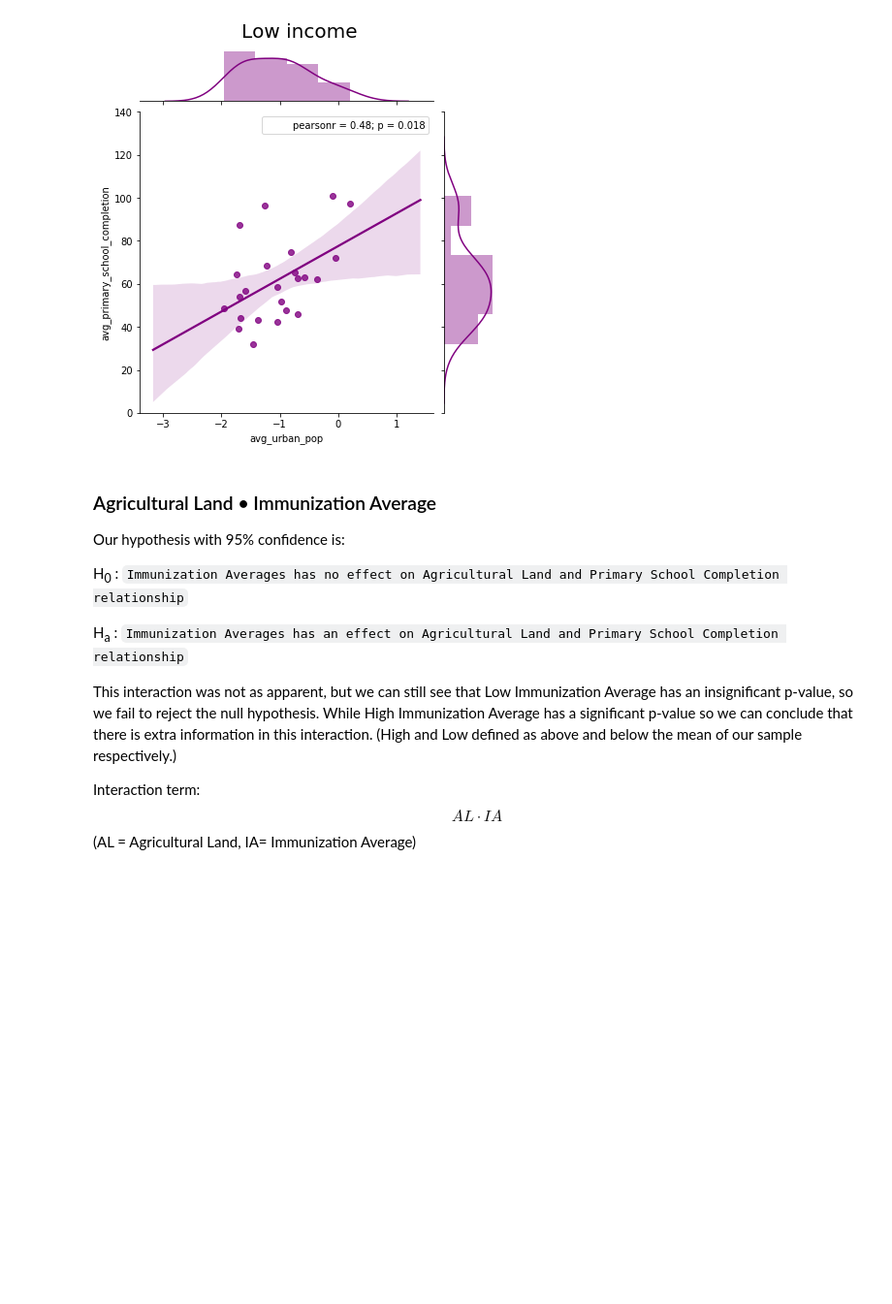
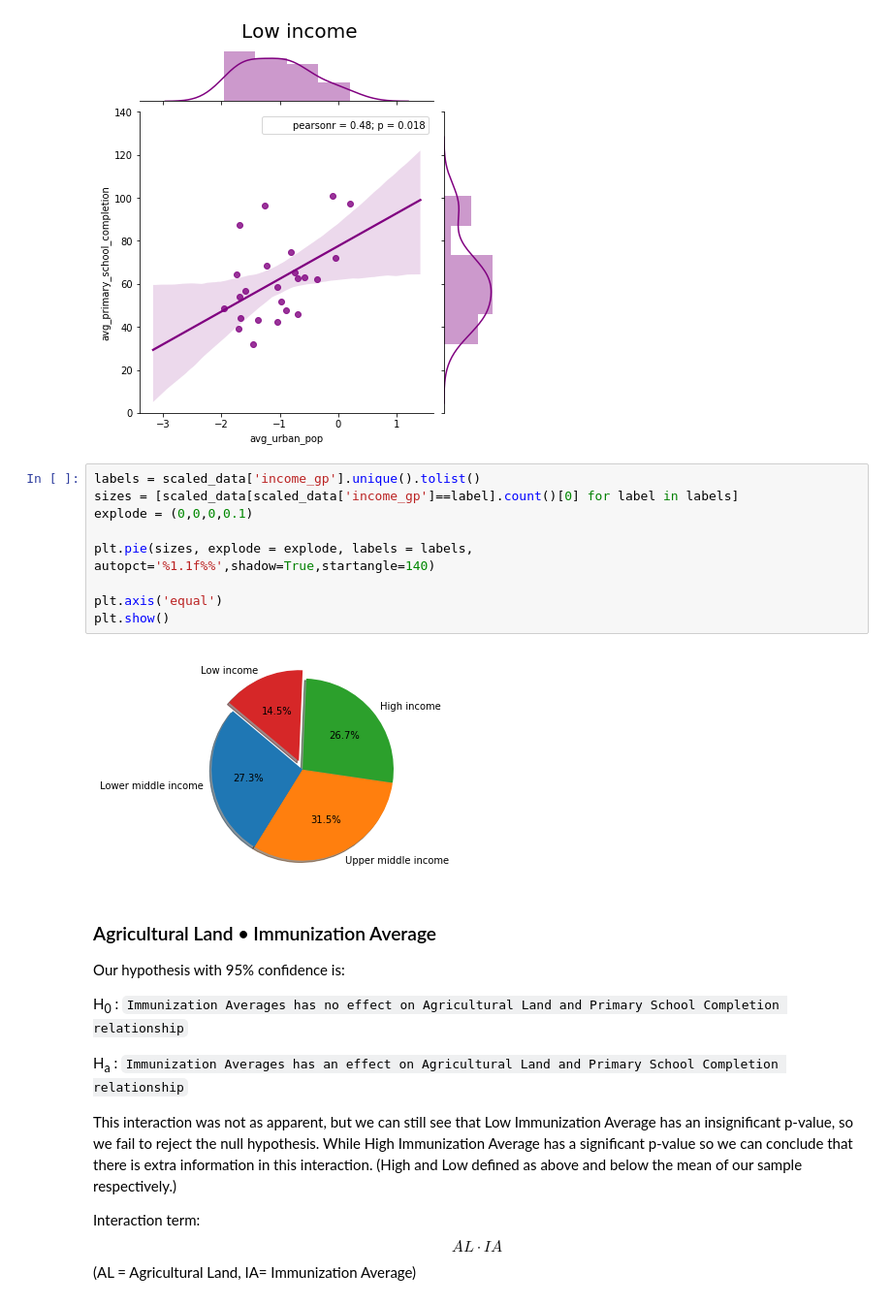
Before and after one commit to Yee-Brian14/primary_completion_rate, a Jupyter notebook: Presentation_Notebook.ipynb, the cells around one changed output. Shown at 97% size. Cells and saved outputs as stored; diff of their text form; blank space fills up the shorter version.

```diff
--- a/Presentation_Notebook.ipynb
+++ b/Presentation_Notebook.ipynb
@@ -277,6 +282,18 @@ for group in list(zip(scaled_interactions['income_gp'].unique(),colors)):
 [figure]
 [figure]
 [figure]
+# %%
+labels = scaled_data['income_gp'].unique().tolist()
+sizes = [scaled_data[scaled_data['income_gp']==label].count()[0] for label in labels]
+explode = (0,0,0,0.1)
+
+plt.pie(sizes, explode = explode, labels = labels,
+autopct='%1.1f%%',shadow=True,startangle=140)
+
+plt.axis('equal')
+plt.show()
+# %% [output]
+[figure, added]
 # %% [markdown]
 ### Agricultural Land • Immunization Average
 Our hypothesis with 95% confidence is:
```
Also changed, not shown: parts of 1 cell of this notebook.
